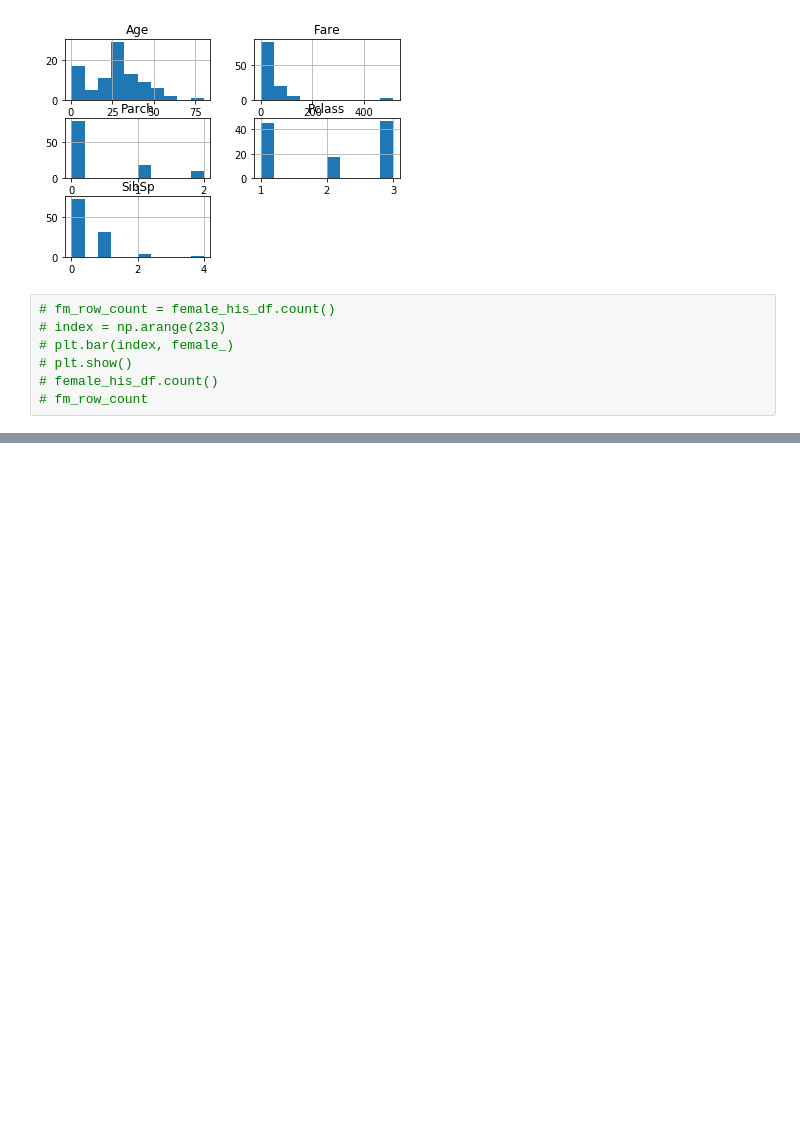
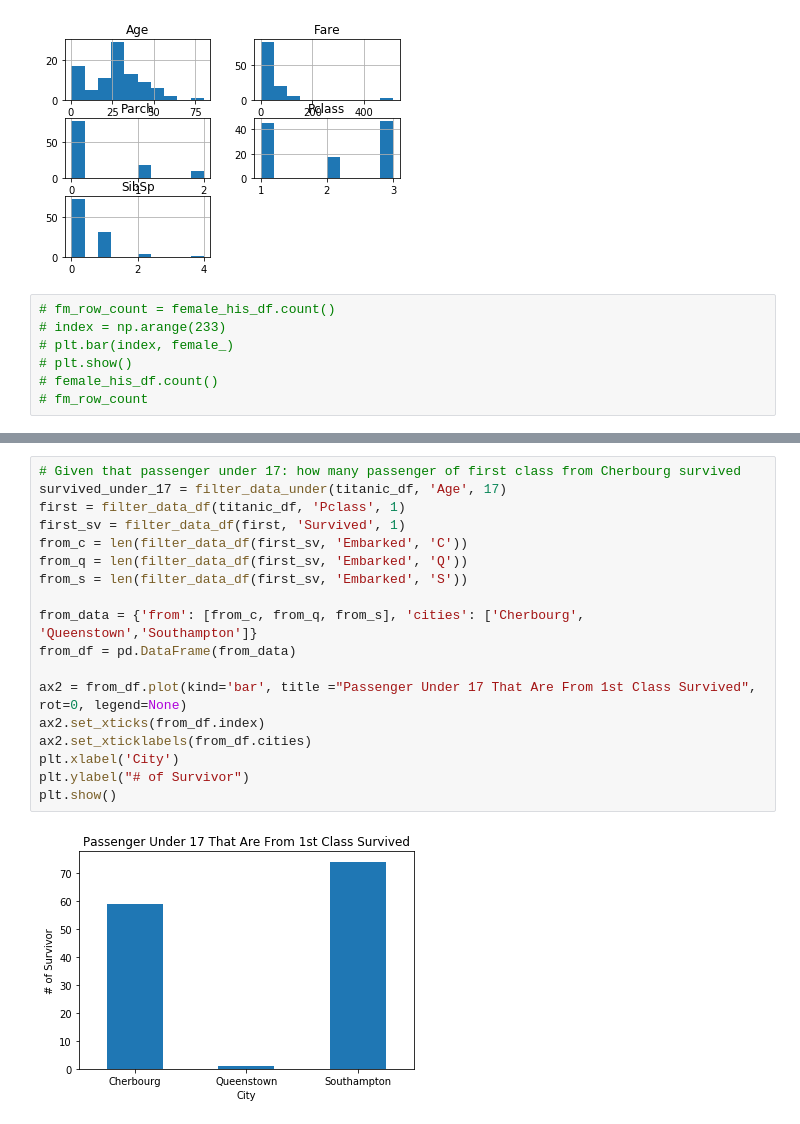
Before and after one commit to melodyfs/DS-1-Data-Analysis, a Jupyter notebook: 02__Data_Visualization.ipynb, the cells around one changed output, grey strips where cells are left out. Drawn from its saved outputs; the diff is of its cells as text; blank space fills up the shorter version.

```diff
--- a/02__Data_Visualization.ipynb
+++ b/02__Data_Visualization.ipynb
@@ -306,0 +377,20 @@ TypeError: 'str' object is not callable
+# %%
+# Given that passenger under 17: how many passenger of first class from Cherbourg survived
+survived_under_17 = filter_data_under(titanic_df, 'Age', 17)
+first = filter_data_df(titanic_df, 'Pclass', 1)
+first_sv = filter_data_df(first, 'Survived', 1)
+from_c = len(filter_data_df(first_sv, 'Embarked', 'C'))
+from_q = len(filter_data_df(first_sv, 'Embarked', 'Q'))
+from_s = len(filter_data_df(first_sv, 'Embarked', 'S'))
+
+from_data = {'from': [from_c, from_q, from_s], 'cities': ['Cherbourg', 'Queenstown','Southampton']}
+from_df = pd.DataFrame(from_data)
+
+ax2 = from_df.plot(kind='bar', title ="Passenger Under 17 That Are From 1st Class Survived", rot=0, legend=None)
+ax2.set_xticks(from_df.index)
+ax2.set_xticklabels(from_df.cities)
+plt.xlabel('City')
+plt.ylabel("# of Survivor")
+plt.show()
+# %% [output]
+[figure, added]
```
Also changed, not shown: parts of 15 cells of this notebook.
